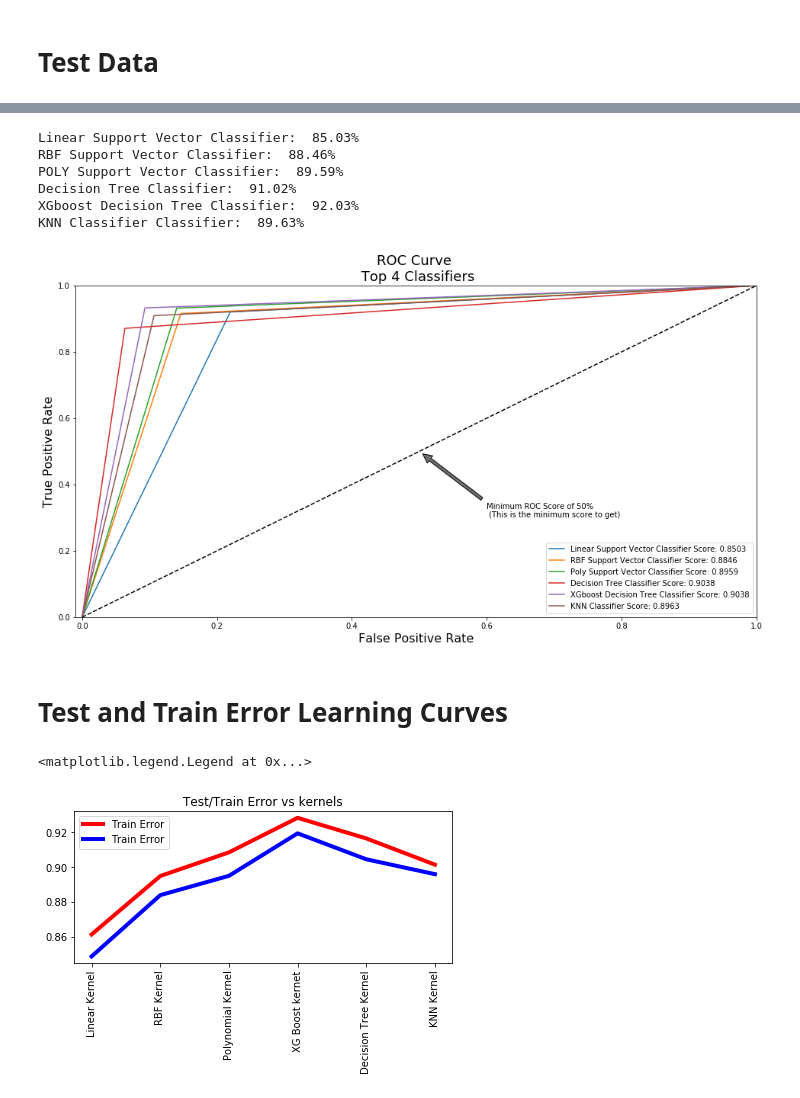
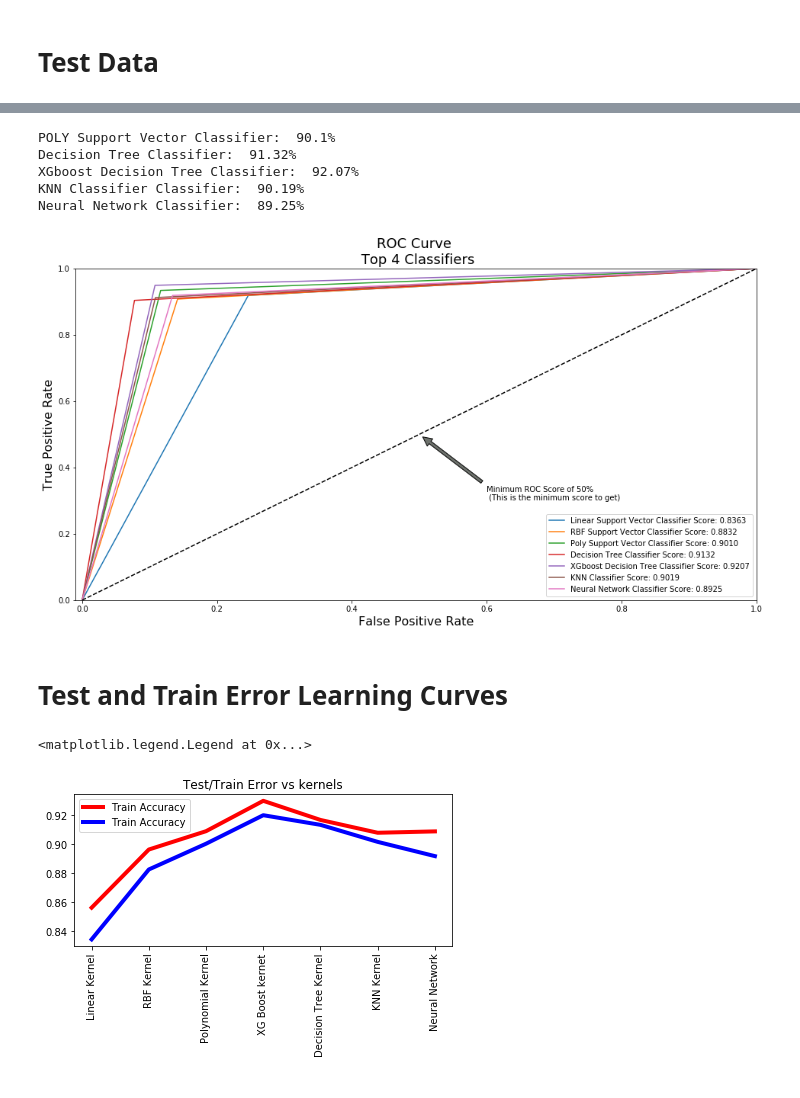
Before and after one commit to lakshaymalhotra123/Facebook-Comment-Volume, a Jupyter notebook: Facebook Assignment 2.ipynb, the cells around one changed output, grey strips where cells are left out. Cells and saved outputs as stored; diff of their text form; code cells hidden in the pictures.

```diff
--- a/Facebook Assignment 2.ipynb
+++ b/Facebook Assignment 2.ipynb
@@ -920,19 +964,0 @@ tensorboard = TensorBoard(log_dir = 'logs/{}'.format(Name))
-# %%
-# Defining model for Neural Networks
-model = Sequential()
-#Input Layer
-model.add(Dense(X_test.shape[1],input_shape=(X_test.shape[1],)))
-model.add(Activation("relu"))
-#First Layer
-model.add(Dense(32))
-model.add(Activation("relu"))
-#Second Layer
-model.add(Dense(20))
-model.add(Activation("relu"))
-#Output Layer
-model.add(Dense(2))
-model.add(Activation('sigmoid'))
-
-model.compile(loss= 'sparse_categorical_crossentropy',optimizer='adam',metrics = ['accuracy'])
-# %%
-model.fit(X_test,y_test,batch_size=32,epochs=20,validation_split = 0.3,callbacks=[tensorboard])
@@ -957,0 +965,3 @@ Epoch 20/20
+# %%
+dense_layers = [1,2,3]
+layer_sizes = {1:[32,16,8],2:[64,32,16]}
@@ -957,0 +1018,7 @@ Epoch 20/20
+# %%
+# Confusion Matrix for Decision Tree
+NN_pred_test = model.predict_classes(X_test,batch_size=200, verbose=0)
+NN_cm_test = confusion_matrix(y_test,NN_pred_test)
+NN_Conf_matrix_test = pd.DataFrame(NN_cm_test,index = ['Predicted Fraud','Predicted No Fraud'],\
+                             columns = ['Actual Fraud','Actual No Fraud'])
+NN_Conf_matrix_test
@@ -1108,50 +1203,50 @@ ax[2, 1].set_yticklabels(['', ''], fontsize=14, rotation=360)
 # %%
-print('Linear Support Vector Classifier: ', round(roc_auc_score(y_test, linear_pred_test)* 100, 2).astype(str) + '%')
-print('RBF Support Vector Classifier: ', round(roc_auc_score(y_test, RBF_pred_test)* 100, 2).astype(str) + '%')
 print('POLY Support Vector Classifier: ', round(roc_auc_score(y_test, Poly_pred_test)* 100, 2).astype(str) + '%')
 print('Decision Tree Classifier: ', round(roc_auc_score(y_test, Decision_Tree_pred_test)* 100, 2).astype(str) + '%')
 print('XGboost Decision Tree Classifier: ', round(roc_auc_score(y_test, XGboost_Decision_Tree_pred_test)* 100, 2).astype(str) + '%')
 print('KNN Classifier Classifier: ',round(roc_auc_score(y_test, Knn_pred_test)* 100, 2).astype(str) + '%')
+print('Neural Network Classifier: ', round(roc_auc_score(y_test, NN_pred_test)* 100, 2).astype(str) + '%')
 # %% [output]
-Linear Support Vector Classifier:  85.03%
-RBF Support Vector Classifier:  88.46%
-POLY Support Vector Classifier:  89.59%
-Decision Tree Classifier:  91.02%
-XGboost Decision Tree Classifier:  92.03%
-KNN Classifier Classifier:  89.63%
+POLY Support Vector Classifier:  90.1%
+Decision Tree Classifier:  91.32%
+XGboost Decision Tree Classifier:  92.07%
+KNN Classifier Classifier:  90.19%
+Neural Network Classifier:  89.25%
 # %%
 # Plotting ROC Curve
-XGboost_tree_fpr, XGboost_tree_tpr, XGboost_tree_threshold = roc_curve(y_test, XGboost_tree_pred_test)
-tree_fpr, tree_tpr, tree_threshold = roc_curve(y_test, tree_pred_test)
+XGboost_tree_fpr, XGboost_tree_tpr, XGboost_tree_threshold = roc_curve(y_test, XGboost_Decision_Tree_pred_test)
+tree_fpr, tree_tpr, tree_threshold = roc_curve(y_test, Decision_Tree_pred_test)
 Knn_fpr, Knn_tpr, Knn_threshold = roc_curve(y_test, Knn_pred_test)
 l_svc_fpr, l_svc_tpr, l_svc_threshold = roc_curve(y_test, linear_pred_test)
 r_svc_fpr, r_svc_tpr, r_svc_threshold = roc_curve(y_test, RBF_pred_test)
-p_svc_fpr, p_svc_tpr, p_svc_threshold = roc_curve(y_test, Poly_pred_test)
+NN_fpr, NN_tpr, NN_threshold = roc_curve(y_test, NN_pred_test)
 
 graph_roc_curve_t_multiple(XGboost_tree_fpr, XGboost_tree_tpr, l_svc_fpr, l_svc_tpr,r_svc_fpr, r_svc_tpr,
-                           p_svc_fpr, p_svc_tpr, tree_fpr, tree_tpr,Knn_fpr, Knn_tpr)
+                           p_svc_fpr, p_svc_tpr, tree_fpr, tree_tpr,Knn_fpr, Knn_tpr,NN_fpr, NN_tpr)
 plt.show()
 # %% [output]
-[figure, old version]
+[figure, new version]
 # %% [markdown]
 # Test and Train Error Learning Curves
 # %%
 # Kernel Learning Curve
-k = ["Linear Kernel","RBF Kernel","Polynomial Kernel","XG Boost kernet","Decision Tree Kernel","KNN Kernel"]
+k = ["Linear Kernel","RBF Kernel","Polynomial Kernel","XG Boost kernet","Decision Tree Kernel",
+     "KNN Kernel","Neural Network"]
 Train_error = [accuracy_score(y,linear_pred),accuracy_score(y,RBF_pred),
-               accuracy_score(y,Poly_pred),accuracy_score(y, XGboost_tree_pred),
-               accuracy_score(y, tree_pred),accuracy_score(y, Knn_pred)]
+               accuracy_score(y,Poly_pred),accuracy_score(y, XGboost_Decision_Tree_pred),
+               accuracy_score(y, Decision_Tree_pred),accuracy_score(y, Knn_pred),accuracy_score(y, NN_pred)]
 
 Test_error = [accuracy_score(y_test,linear_pred_test),accuracy_score(y_test,RBF_pred_test),
-               accuracy_score(y_test,Poly_pred_test),accuracy_score(y_test, XGboost_tree_pred_test),
-               accuracy_score(y_test, tree_pred_test),accuracy_score(y_test, Knn_pred_test)]
+               accuracy_score(y_test,Poly_pred_test),accuracy_score(y_test, XGboost_Decision_Tree_pred_test),
+               accuracy_score(y_test, Decision_Tree_pred_test),accuracy_score(y_test, Knn_pred_test),
+               accuracy_score(y_test, NN_pred_test)]
 
-plt.plot(k,Train_error,marker = '',color='red',linewidth=4,label='Train Error')
-plt.plot(k,Test_error,marker = '',color='blue',linewidth=4,label='Train Error')
+plt.plot(k,Train_error,marker = '',color='red',linewidth=4,label='Train Accuracy')
+plt.plot(k,Test_error,marker = '',color='blue',linewidth=4,label='Train Accuracy')
 plt.xticks(rotation=90)
 plt.tight_layout()
 plt.title("Test/Train Error vs kernels")
 plt.legend()
 # %% [output]
 <matplotlib.legend.Legend at 0x...>
-[figure, old version]
+[figure, new version]
```
Also changed, not shown: parts of 62 cells of this notebook.
